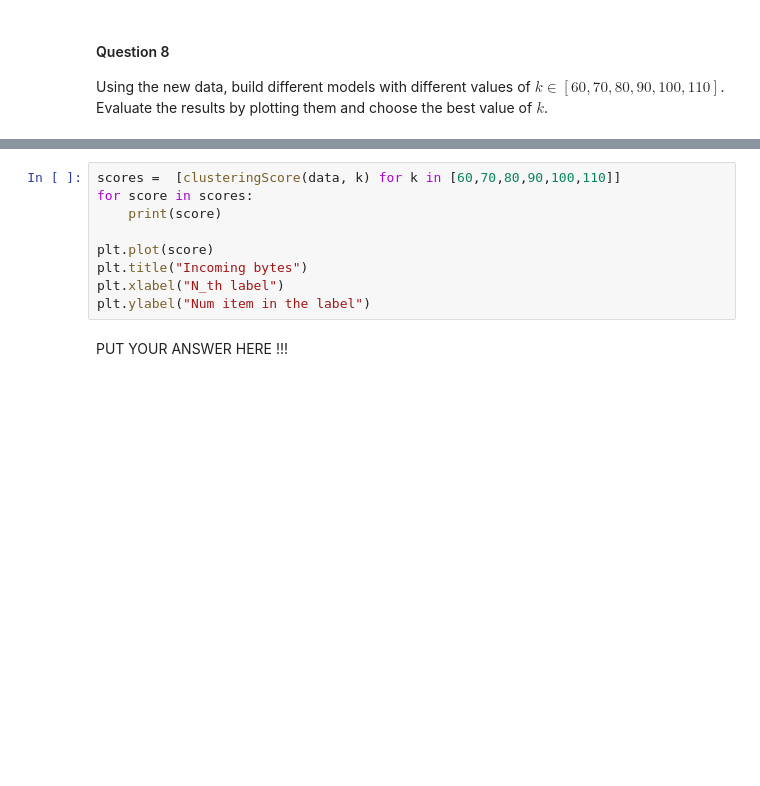
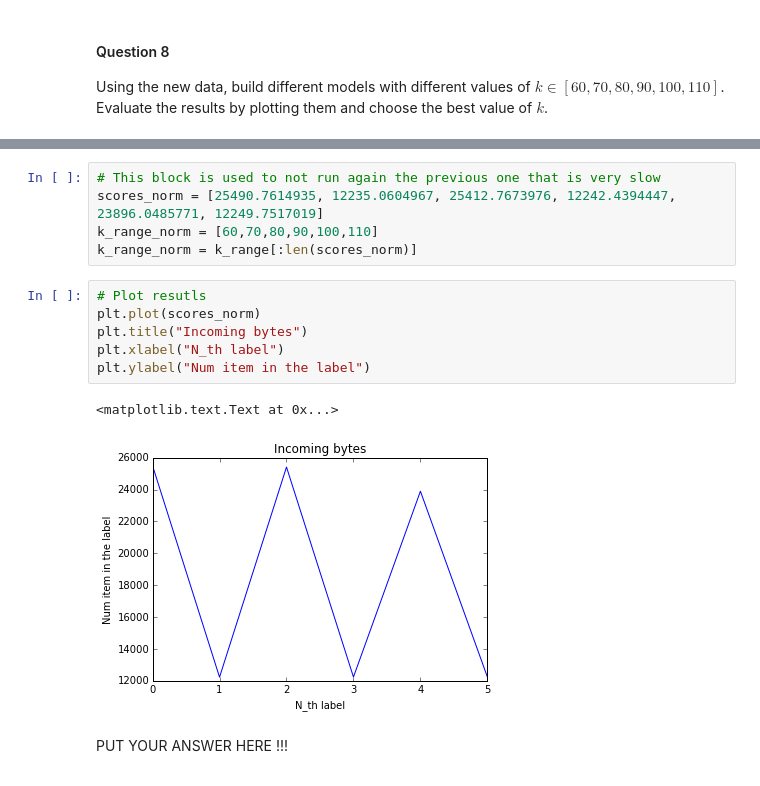
Before and after one commit to and29/Algorithmic-Machine-Learning, a Jupyter notebook: Notebooks/Solutions/[Lecture 10+11] Anomaly Detection in Network Traffic with K-means clustering/[Lecture 10+11] Anomaly Detection in Network Traffic with K-means clustering.ipynb, the cells around one changed output, grey strips where cells are left out. Cells and saved outputs as stored; diff of their text form; blank space fills up the shorter version.

```diff
--- a/Notebooks/Solutions/[Lecture 10+11] Anomaly Detection in Network Traffic with K-means clustering/[Lecture 10+11] Anomaly Detection in Network Traffic with K-means clustering.ipynb
+++ b/Notebooks/Solutions/[Lecture 10+11] Anomaly Detection in Network Traffic with K-means clustering/[Lecture 10+11] Anomaly Detection in Network Traffic with K-means clustering.ipynb
@@ -623,12 +750,17 @@ Using the new data, build different models with different values of $k \in [60,7
+# %%
+# This block is used to not run again the previous one that is very slow
+scores_norm = [25490.7614935, 12235.0604967, 25412.7673976, 12242.4394447, 23896.0485771, 12249.7517019]
+k_range_norm = [60,70,80,90,100,110]
+k_range_norm = k_range[:len(scores_norm)]
 # %%
-scores =  [clusteringScore(data, k) for k in [60,70,80,90,100,110]]
-for score in scores:
-    print(score)
-
-plt.plot(score)
+# Plot resutls
+plt.plot(scores_norm)
 plt.title("Incoming bytes")
 plt.xlabel("N_th label")
 plt.ylabel("Num item in the label")
+# %% [output]
+<matplotlib.text.Text at 0x...>
+[figure, added]
 # %% [markdown]
 <div class='answer'>
 
```
Also changed, not shown: parts of 24 cells of this notebook.
